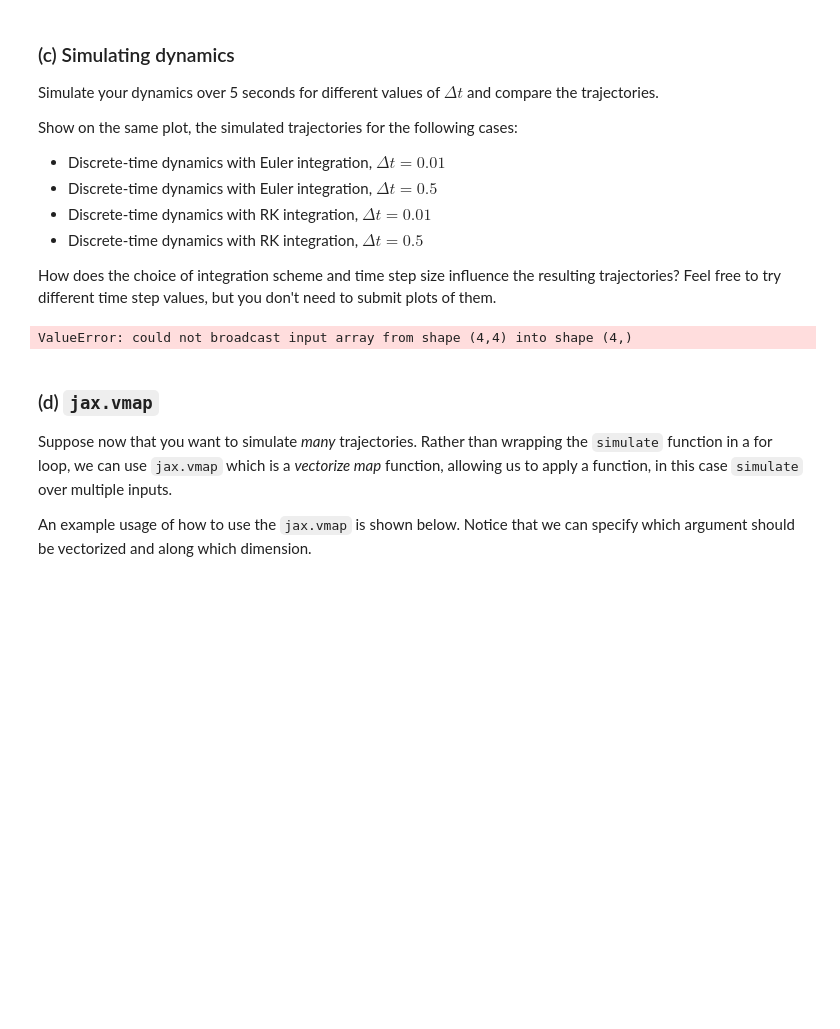
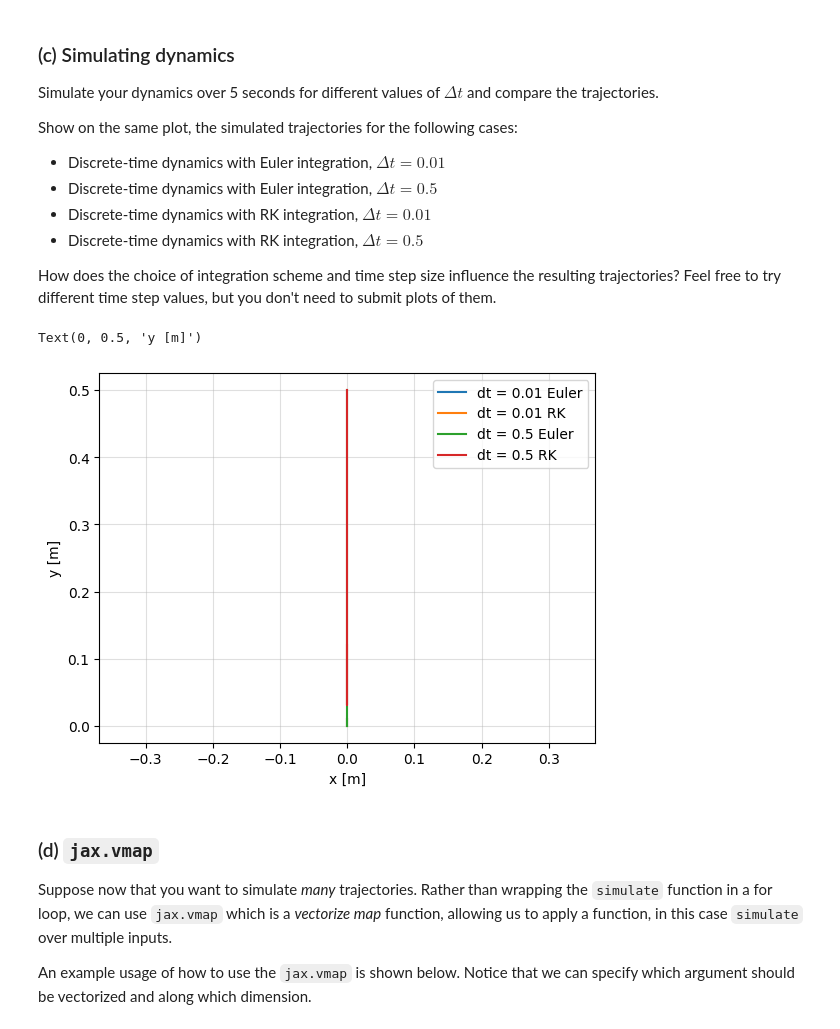
Before and after one commit to barkinsarigol/SwirlRecoveryVane, a Jupyter notebook: homework/hw01.ipynb, the cells around one changed output. Cells and saved outputs as stored; diff of their text form; code cells hidden in the pictures; blank space fills up the shorter version.

```diff
--- a/homework/hw01.ipynb
+++ b/homework/hw01.ipynb
@@ -49,10 +49,7 @@ $$
 # %%
 def dynamic_unicycle_ode(state, control, time):
 
-    xdot_vec=[[state[3]*jnp.cos(state[2])],
-              [state[3]*jnp.sin(state[2])],
-              [control[1]],
-              [control[2]]]
+    xdot_vec=[state[3]*jnp.cos(state[2]),state[3]*jnp.sin(state[2]),control[1],control[2]]
     xdot_vec=jnp.array(xdot_vec)
     return xdot_vec
 
@@ -116,9 +115,12 @@ def simulate(dynamics, initial_state, controls, dt):
     X_lst=np.zeros((num_states,steps+1))
     X_lst[:, 0]=initial_state
     for i in range(steps):
+      #print(controls[i].shape)
+      #print(X_lst[:,i].shape)
+      #print(type(X_lst))
       X_lst[:,i+1]=dynamics(X_lst[:, i], controls[i], i * dt)
 
-    return jnp.zeros((1, 4)) # update this line
+    return X_lst
 
 
 # code to loop over the different integrators and step sizes
@@ -128,34 +130,35 @@ initial_state = jnp.array([0.0, 0.0, 0.0, 0.0])
 control = jnp.array([2.0, 1.0])  # constant control over the 5 second duration.
 duration = 5.0
 dts = [0.01, 0.5]
 
 for dt in dts:
     num_steps = int(duration / dt)
     controls = [control] * num_steps
 
     # construct the discrete dynamics for given timestep
     discrete_dynamics_euler = Dynamics(
         euler_integrate(continuous_dynamics, dt), state_dim, control_dim
     )
     discrete_dynamics_rk = Dynamics(
         runge_kutta_integrator(continuous_dynamics, dt), state_dim, control_dim
     )
 
     # simulate dynamics
     xs_euler = simulate(discrete_dynamics_euler, initial_state, controls, dt)
     xs_rk = simulate(discrete_dynamics_rk, initial_state, controls, dt)
 
     # plot the trajectories
     plt.plot(xs_euler[:, 0], xs_euler[:, 1], label=f"dt = {dt} Euler")
     plt.plot(xs_rk[:, 0], xs_rk[:, 1], label=f"dt = {dt} RK")
     plt.legend()
 
 plt.grid(alpha=0.4)
 plt.axis("equal")
 plt.xlabel("x [m]")
 plt.ylabel("y [m]")
 # %% [output]
-ValueError: could not broadcast input array from shape (4,4) into shape (4,)
+Text(0, 0.5, 'y [m]')
+[figure, added]
 # %% [markdown]
 ### (d) `jax.vmap`
 Suppose now that you want to simulate *many* trajectories. Rather than wrapping the `simulate` function in a for loop, we can use `jax.vmap` which is a *vectorize map* function, allowing us to apply a function, in this case `simulate` over multiple inputs.
```
Also changed, not shown: parts of 1 cell of this notebook.
